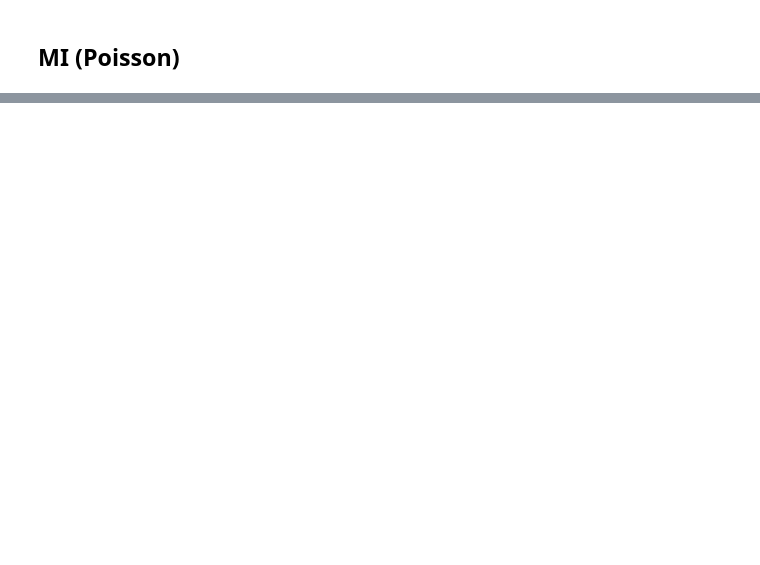
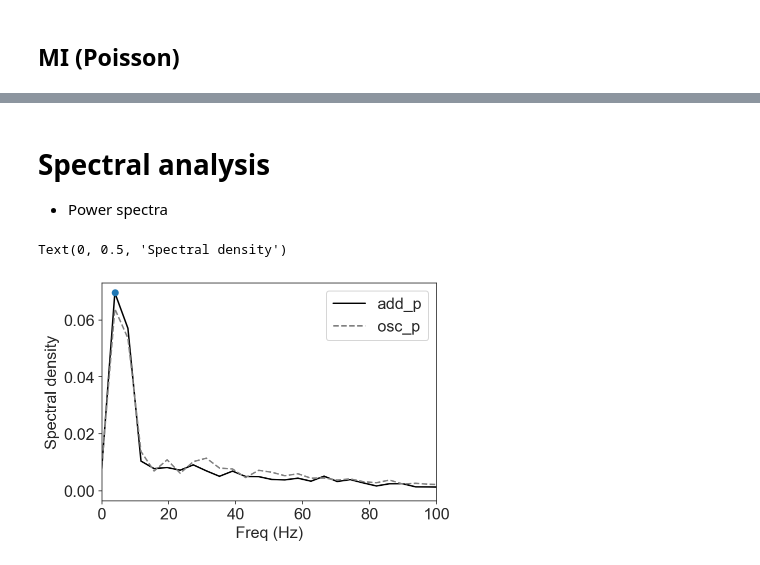
Before and after one commit to parenthetical-e/theoc, a Jupyter notebook: notebooks/testing.ipynb, the cells around one changed output, grey strips where cells are left out. Cells and saved outputs as stored; diff of their text form; code cells hidden in the pictures; blank space fills up the shorter version.

Commit message:
Added power spectrum example to the testing notebook

```diff
--- a/notebooks/testing.ipynb
+++ b/notebooks/testing.ipynb
@@ -327,0 +330,26 @@ result["MI"]["div_sub_p"] - result["MI"]["stim_p"]
+# %% [markdown]
+# Spectral analysis
+
+- Power spectra
+# %%
+key = "add_p"
+freq, spectrum = welch(result["lfp"][key], fs=1000, scaling='density', average='median')
+max_point = np.argmax(spectrum)
+freq[max_point], spectrum[max_point]
+
+# --
+# Use osc alone as the reference point
+freq_ref, spectrum_ref = welch(result["lfp"]["osc_p"], fs=1000, scaling='density', average='median')
+max_ref = np.argmax(spectrum)
+
+# --
+plt.plot(freq, spectrum, color="black", label=key)
+plt.plot(freq, spectrum_ref, color="grey", linestyle="--", label="osc_p")
+plt.plot(freq[max_point], spectrum[max_point], marker="o")
+plt.legend()
+plt.xlim(0, 100)
+plt.xlabel("Freq (Hz)")
+plt.ylabel("Spectral density")
+# %% [output]
+Text(0, 0.5, 'Spectral density')
+[figure, added]
```
Also changed, not shown: parts of 11 cells of this notebook.
